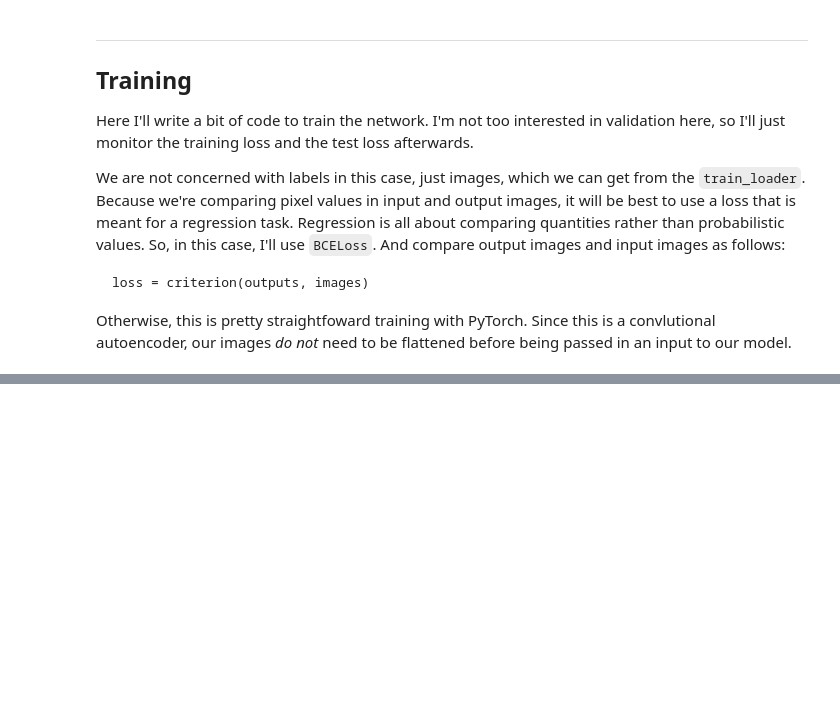
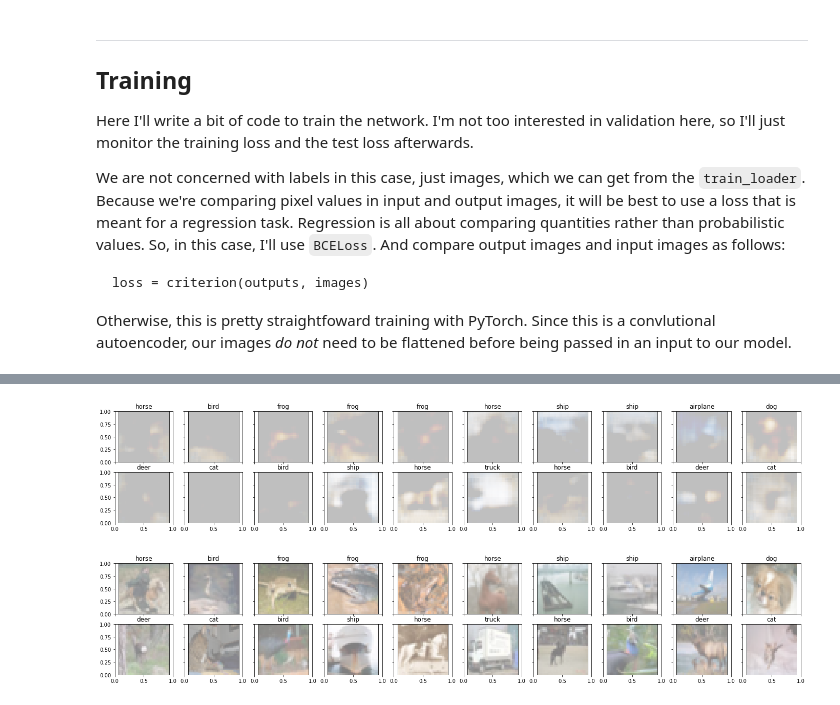
Before and after one commit to OchreVale/DL-HW5, a Jupyter notebook: Autoencoder.ipynb, the cells around one changed output, grey strips where cells are left out. Cells and saved outputs as stored; diff of their text form; code cells hidden in the pictures; blank space fills up the shorter version.

```diff
--- a/Autoencoder.ipynb
+++ b/Autoencoder.ipynb
@@ -219,28 +223,32 @@ Epoch: 2        Training Loss: 0.644163
 # %%
 ### obtain one batch of test images
 dataiter = iter(test_loader)
 images, labels = dataiter.next()
 
 # get sample outputs
 
 # prep images for display
-
+output = model(images)
+output = output.detach()
 
 
 # output is resized into a batch of iages
 
 # use detach when it's an output that requires_grad
 
 # plot the first ten input images and then reconstructed images
 fig, axes = plt.subplots(nrows=2, ncols=10, sharex=True, sharey=True, figsize=(24,4))
 for idx in np.arange(20):
     ax = fig.add_subplot(2, 20/2, idx+1, xticks=[], yticks=[])
     imshow(output[idx])
     ax.set_title(classes[labels[idx]])
 
 # plot the first ten input images and then reconstructed images
 fig, axes = plt.subplots(nrows=2, ncols=10, sharex=True, sharey=True, figsize=(24,4))
 for idx in np.arange(20):
     ax = fig.add_subplot(2, 20/2, idx+1, xticks=[], yticks=[])
     imshow(images[idx])
     ax.set_title(classes[labels[idx]])
+# %% [output]
+[figure, added]
+[figure, added]
```
Also changed, not shown: parts of 5 cells of this notebook, 1 other file.
